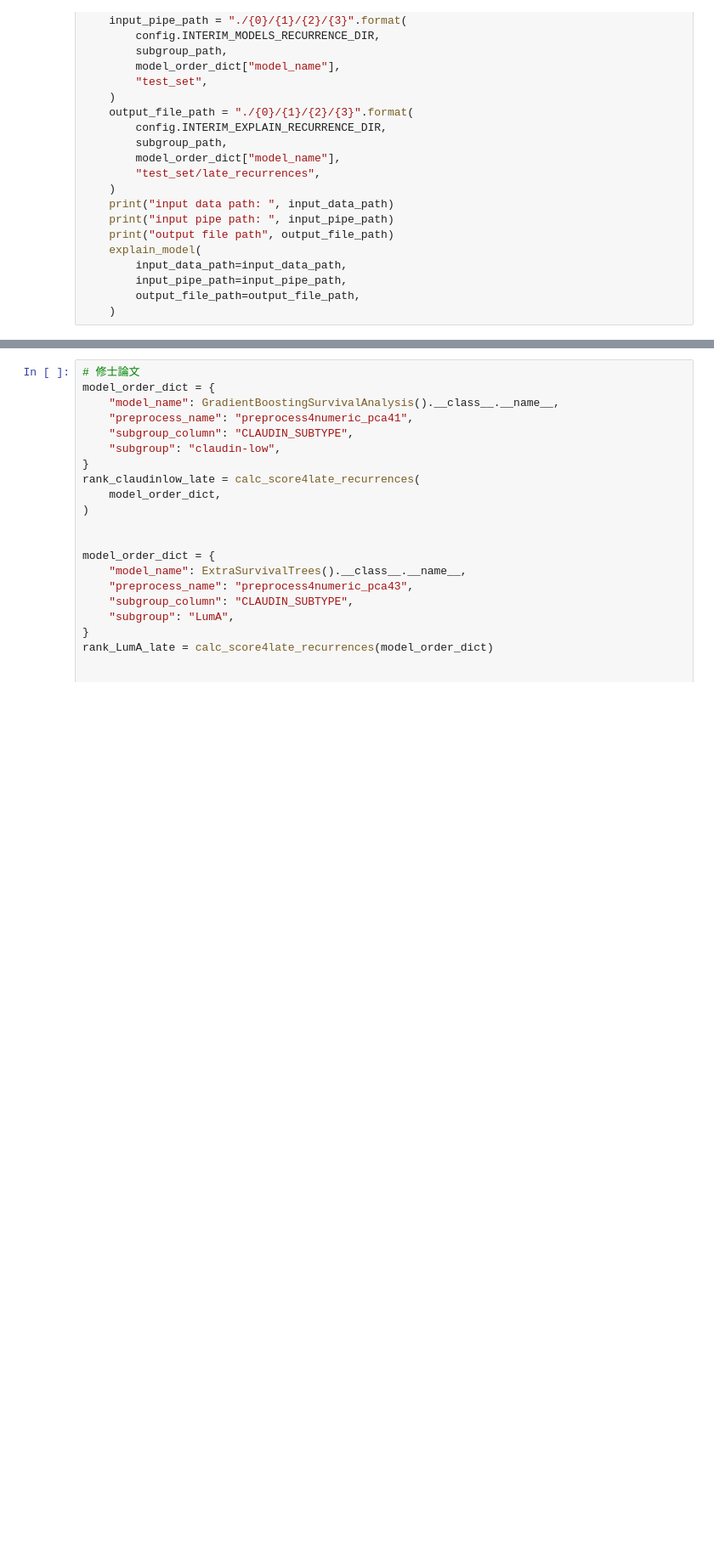
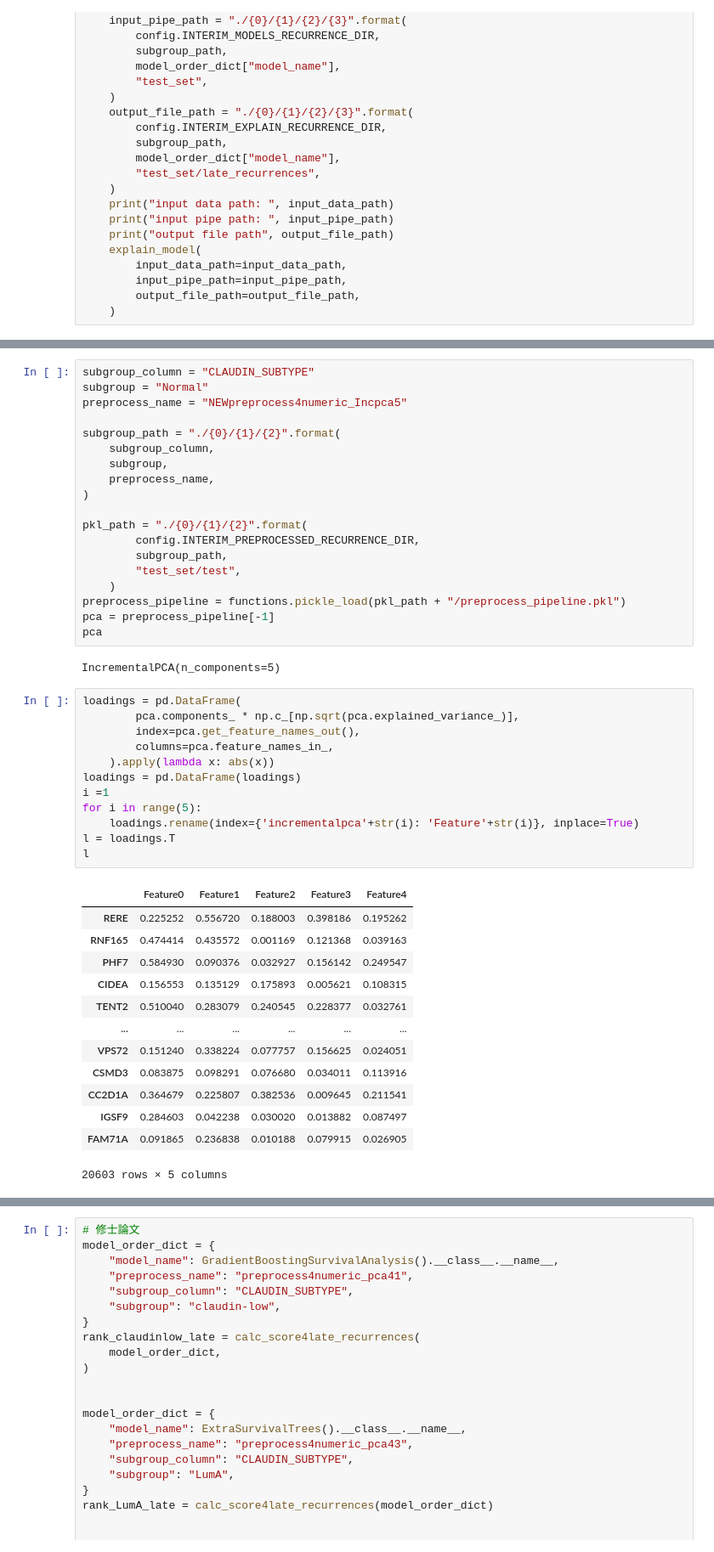
Before and after one commit to uga7643/breast_cancer_analytics, a Jupyter notebook: notebooks/5-explain_models_RFS (numeric)-Copy1.ipynb, the cells around one changed output, grey strips where cells are left out. Shown at 85% size. Drawn from its saved outputs; the diff is of its cells as text; blank space fills up the shorter version.

```diff
--- a/notebooks/5-explain_models_RFS (numeric)-Copy1.ipynb
+++ b/notebooks/5-explain_models_RFS (numeric)-Copy1.ipynb
@@ -553,0 +625,47 @@ FileNotFoundError: [Errno 2] No such file or directory: './../data/interim/EXPLA
+# %%
+subgroup_column = "CLAUDIN_SUBTYPE"
+subgroup = "Normal"
+preprocess_name = "NEWpreprocess4numeric_Incpca5"
+
+subgroup_path = "./{0}/{1}/{2}".format(
+    subgroup_column,
+    subgroup,
+    preprocess_name,
+)
+
+pkl_path = "./{0}/{1}/{2}".format(
+        config.INTERIM_PREPROCESSED_RECURRENCE_DIR,
+        subgroup_path,
+        "test_set/test",
+    )
+preprocess_pipeline = functions.pickle_load(pkl_path + "/preprocess_pipeline.pkl")
+pca = preprocess_pipeline[-1]
+pca
+# %% [output]
+IncrementalPCA(n_components=5)
+# %%
+loadings = pd.DataFrame(
+        pca.components_ * np.c_[np.sqrt(pca.explained_variance_)],
+        index=pca.get_feature_names_out(),
+        columns=pca.feature_names_in_,
+    ).apply(lambda x: abs(x))
+loadings = pd.DataFrame(loadings)
+i =1
+for i in range(5):
+    loadings.rename(index={'incrementalpca'+str(i): 'Feature'+str(i)}, inplace=True)
+l = loadings.T
+l
+# %% [output]
+|  | Feature0 | Feature1 | Feature2 | Feature3 | Feature4 |
+| RERE | 0.225252 | 0.556720 | 0.188003 | 0.398186 | 0.195262 |
+| RNF165 | 0.474414 | 0.435572 | 0.001169 | 0.121368 | 0.039163 |
+| PHF7 | 0.584930 | 0.090376 | 0.032927 | 0.156142 | 0.249547 |
+| CIDEA | 0.156553 | 0.135129 | 0.175893 | 0.005621 | 0.108315 |
+| TENT2 | 0.510040 | 0.283079 | 0.240545 | 0.228377 | 0.032761 |
+| ... | ... | ... | ... | ... | ... |
+| VPS72 | 0.151240 | 0.338224 | 0.077757 | 0.156625 | 0.024051 |
+| CSMD3 | 0.083875 | 0.098291 | 0.076680 | 0.034011 | 0.113916 |
+| CC2D1A | 0.364679 | 0.225807 | 0.382536 | 0.009645 | 0.211541 |
+| IGSF9 | 0.284603 | 0.042238 | 0.030020 | 0.013882 | 0.087497 |
+| FAM71A | 0.091865 | 0.236838 | 0.010188 | 0.079915 | 0.026905 |
+20603 rows × 5 columns
```
Also changed, not shown: parts of 26 cells of this notebook, 6 other files.
